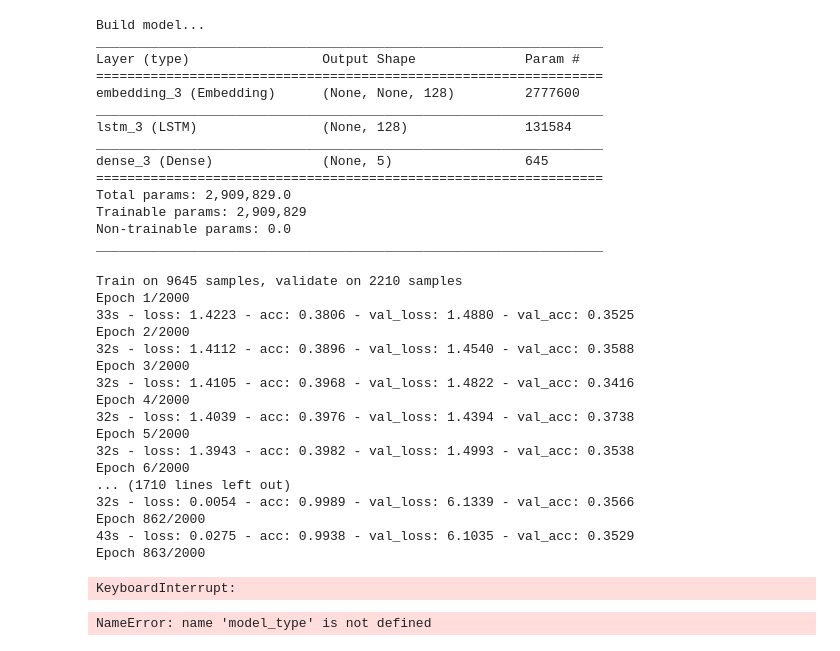
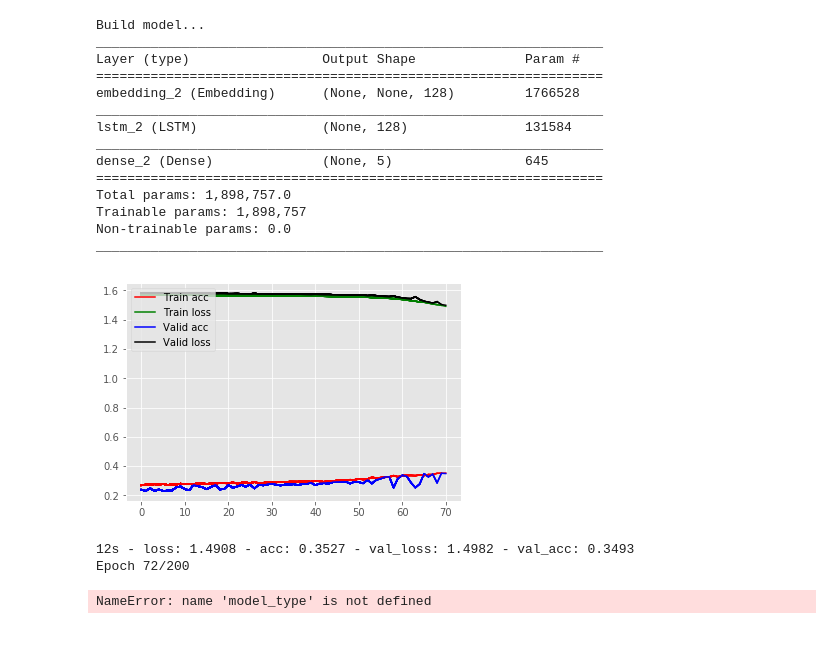
Before and after one commit to svjan5/CNN-for-text-classification, a Jupyter notebook: LSTM/LSTM_Main.ipynb, the cells around one changed output. Saved outputs shown, nothing was run; the diff lists cells and outputs as text; code cells hidden in the pictures.

Commit message:
Updated LSTM code

```diff
--- a/LSTM/LSTM_Main.ipynb
+++ b/LSTM/LSTM_Main.ipynb
@@ -177,0 +21,14 @@ X_test = sequence.pad_sequences(x_test, maxlen=max_sent_len)
+# %%
+df = pd.read_csv('../Datasets/SST1_dataset/Processed_SST1.tsv', sep='\t')
+train_df = pd.read_csv('../Datasets/Kaggle_dataset/train.tsv', sep='\t', header=0)
+
+raw_docs_train      = df[df.split_ind == 1]['Phrases'].values
+sentiment_train     = df[df.split_ind == 1]['Label'].values
+# raw_docs_train      = train_df['Phrase'].values
+# sentiment_train     = train_df['Sentiment'].values
+raw_docs_test       = df[df.split_ind == 2]['Phrases'].values
+sentiment_test      = df[df.split_ind == 2]['Label'].values
+num_labels          = len(np.unique(sentiment_train))
+
+N_TRAIN = len(raw_docs_train)
+N_TEST = len(raw_docs_test)
@@ -178,4 +86,4 @@ X_test = sequence.pad_sequences(x_test, maxlen=max_sent_len)
 # %%
 batch_size = 32
-maxlen = max_sent_len
-max_features = len(ind_to_wrd)
+maxlen = seq_len
+dictionary_size = len(dictionary.keys())
@@ -197,9 +90,9 @@ max_features = len(ind_to_wrd)
 # %%
 print('Build model...')
 model = Sequential()
-model.add(Embedding(max_features, 128))
+model.add(Embedding(dictionary_size, 128))
 model.add(LSTM(128, dropout=0.2, recurrent_dropout=0.2))
-model.add(Dense(5, activation='softmax'))
+model.add(Dense(num_labels, activation='softmax'))
 
 # try using different optimizers and different optimizer configs
 model.summary()
@@ -208,13 +101,13 @@ Build model...
 _________________________________________________________________
 Layer (type)                 Output Shape              Param #
 =================================================================
-embedding_3 (Embedding)      (None, None, 128)         2777600
+embedding_2 (Embedding)      (None, None, 128)         1766528
 _________________________________________________________________
-lstm_3 (LSTM)                (None, 128)               131584
+lstm_2 (LSTM)                (None, 128)               131584
 _________________________________________________________________
-dense_3 (Dense)              (None, 5)                 645
+dense_2 (Dense)              (None, 5)                 645
 =================================================================
-Total params: 2,909,829.0
-Trainable params: 2,909,829
+Total params: 1,898,757.0
+Trainable params: 1,898,757
 Non-trainable params: 0.0
 _________________________________________________________________
@@ -221,34 +157,14 @@ _________________________________________________________________
 # %%
 model.compile(loss='categorical_crossentropy',
               optimizer=optimizers.SGD(),
               metrics=['accuracy'])
 
-res = model.fit(X_train, y_train,
+histories = Histories()
+res = model.fit(x_train, y_train,
           batch_size=batch_size,
-          epochs=2000,
-          validation_data=(X_test, y_test), verbose=2)
-
-score, acc = model.evaluate(X_test, y_test,
-                            batch_size=batch_size)
-
-print('Test score:', score)
-print('Test accuracy:', acc)
+          epochs=200,
+          validation_data=(x_test, y_test), verbose=2, callbacks=[histories])
 # %% [output]
+[figure, added]
-Train on 9645 samples, validate on 2210 samples
-Epoch 1/2000
-33s - loss: 1.4223 - acc: 0.3806 - val_loss: 1.4880 - val_acc: 0.3525
-Epoch 2/2000
-32s - loss: 1.4112 - acc: 0.3896 - val_loss: 1.4540 - val_acc: 0.3588
-Epoch 3/2000
-32s - loss: 1.4105 - acc: 0.3968 - val_loss: 1.4822 - val_acc: 0.3416
-Epoch 4/2000
-32s - loss: 1.4039 - acc: 0.3976 - val_loss: 1.4394 - val_acc: 0.3738
-Epoch 5/2000
-32s - loss: 1.3943 - acc: 0.3982 - val_loss: 1.4993 - val_acc: 0.3538
-Epoch 6/2000
-... (1710 lines left out)
-32s - loss: 0.0054 - acc: 0.9989 - val_loss: 6.1339 - val_acc: 0.3566
-Epoch 862/2000
-43s - loss: 0.0275 - acc: 0.9938 - val_loss: 6.1035 - val_acc: 0.3529
-Epoch 863/2000
+12s - loss: 1.4908 - acc: 0.3527 - val_loss: 1.4982 - val_acc: 0.3493
+Epoch 72/200
-KeyboardInterrupt:
```
Also changed, not shown: parts of 19 cells of this notebook.
